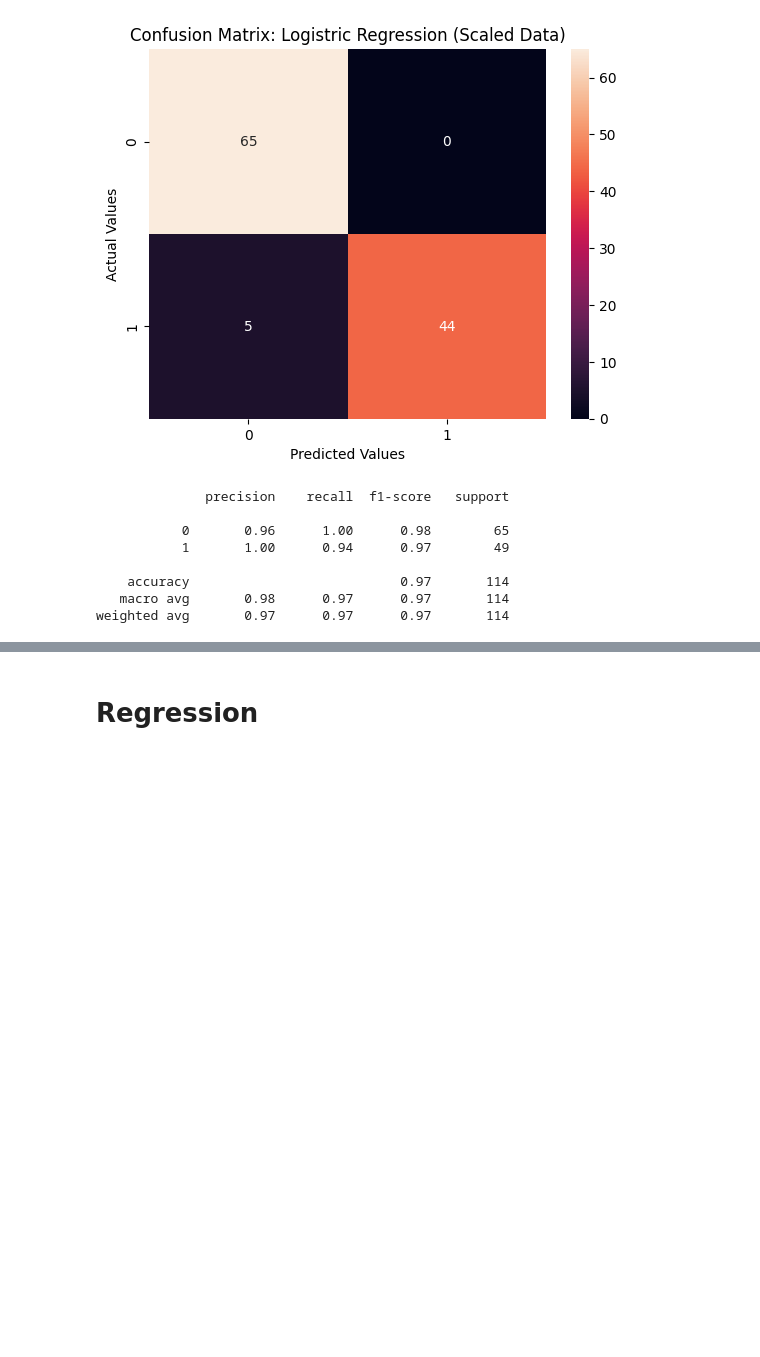
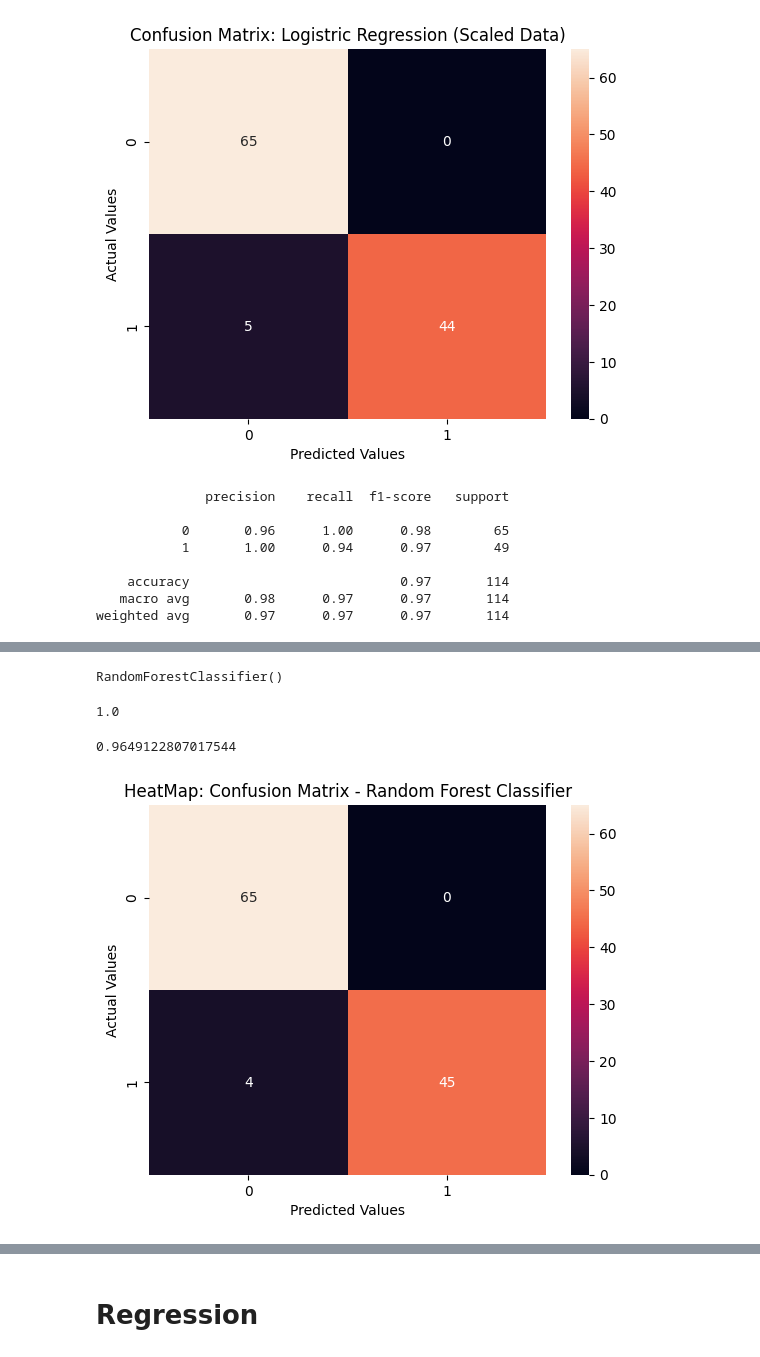
Before and after one commit to ShrDar/EDA-Classification-and-Regression-Models, a Jupyter notebook: notebooks/EDA_Classification_Regression.ipynb, the cells around one changed output, grey strips where cells are left out. Drawn from its saved outputs; the diff is of its cells as text; code cells hidden in the pictures; blank space fills up the shorter version.

Commit message:
Added: Random Forest Model WIP

```diff
--- a/notebooks/EDA_Classification_Regression.ipynb
+++ b/notebooks/EDA_Classification_Regression.ipynb
@@ -519,0 +526,26 @@ weighted avg       0.97      0.97      0.97       114
+# %%
+Random_Forest_Model = RandomForestClassifier()
+Random_Forest_Model.fit(L_X_train, l_y_train)
+# %% [output]
+RandomForestClassifier()
+# %%
+l_y_pred_train = Random_Forest_Model.predict(L_X_train)
+l_y_pred_test = Random_Forest_Model.predict(L_X_test)
+# %%
+Random_Forest_Model.score(L_X_train, l_y_train)
+# %% [output]
+1.0
+# %%
+Random_Forest_Model.score(L_X_test, l_y_test)
+# %% [output]
+0.9649122807017544
+# %%
+confusionMatrix = metrics.confusion_matrix(l_y_test, l_y_pred_test)
+# %%
+plt.title("HeatMap: Confusion Matrix - Random Forest Classifier")
+sns.heatmap(confusionMatrix, annot = True)
+plt.xlabel("Predicted Values")
+plt.ylabel("Actual Values")
+plt.show()
+# %% [output]
+[figure, added]
```
Also changed, not shown: parts of 15 cells of this notebook.
